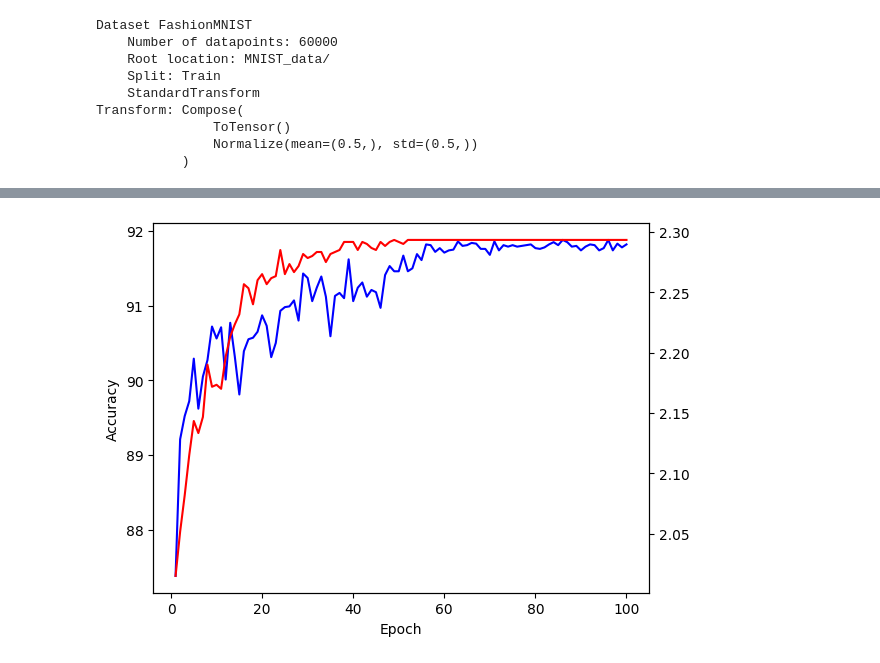
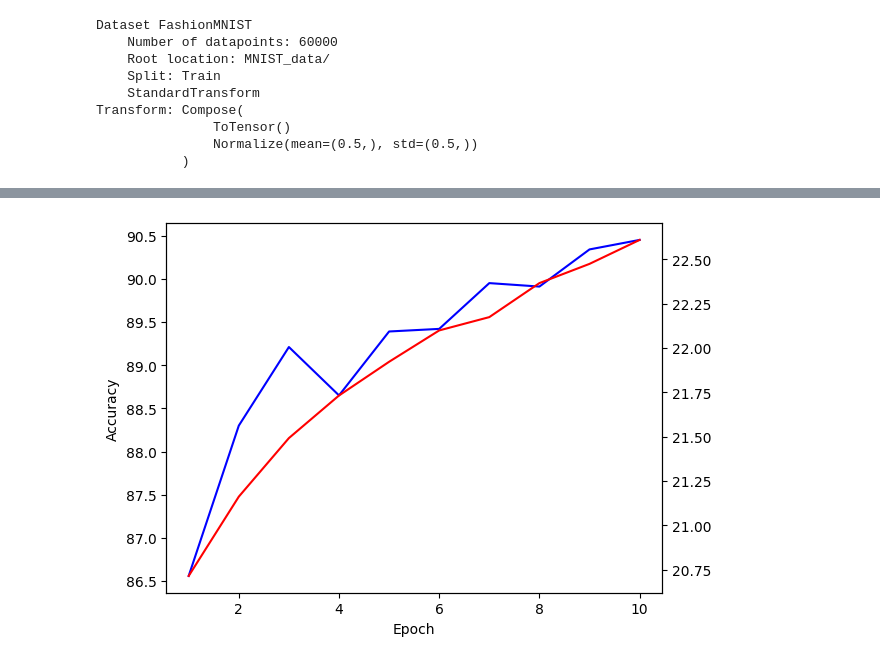
Before and after one commit to blacky0409/Ingong_MidtermExam, a Jupyter notebook: 중간과제_201920778_이승윤_ResNet.ipynb, the cells around one changed output, grey strips where cells are left out. Drawn from its saved outputs; the diff is of its cells as text; code cells hidden in the pictures.

```diff
--- a/중간과제_201920778_이승윤_ResNet.ipynb
+++ b/중간과제_201920778_이승윤_ResNet.ipynb
@@ -179,8 +195,8 @@ import torch.optim as optim
 # %%
 args={}
 kwargs={}
-args['batch_size']=256
-args['epochs']=100  #The number of Epochs is the number of times you go through the full dataset.
+args['batch_size']=56
+args['epochs']=10  #The number of Epochs is the number of times you go through the full dataset.
 args['lr']=0.01 #Learning rate is how fast it will decend.
 args['momentum']=0.9 #SGD momentum (default: 0.5) Momentum is a moving average of our gradients (helps to keep direction).
 args['weight_decay']=1e-5
@@ -255,4 +277,5 @@ Requirement already satisfied: mpmath>=0.19 in /usr/local/lib/python3.10/dist-pa
 # %%
+start = time.time()
 model = ResNet(BasicBlock,[2,2,2,2])
 train_acc = []
 test_acc = []
@@ -265,6 +288,10 @@ optimizer = optim.SGD(model.parameters(), lr=args['lr'], momentum=args['momentum
 for epoch in range(1, args['epochs'] + 1):
     train(epoch)
     test()
+
+end = time.time()
+
+print(f"{end - start:.5f} sec")
 
 with torch.cuda.device(0):
 
@@ -318,3 +335,3 @@ Parameters: 11.18 M
-[figure, old version]
+[figure, new version]
 # %%
 #ResNeXt
```
Also changed, not shown: parts of 6 cells of this notebook.
